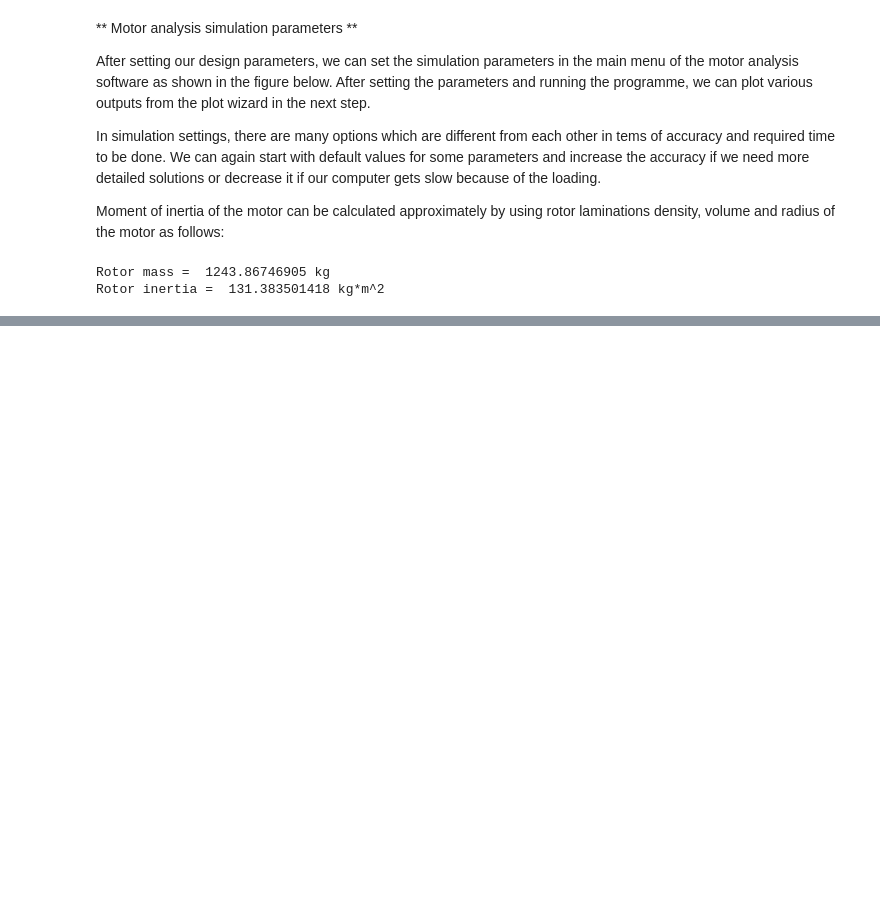
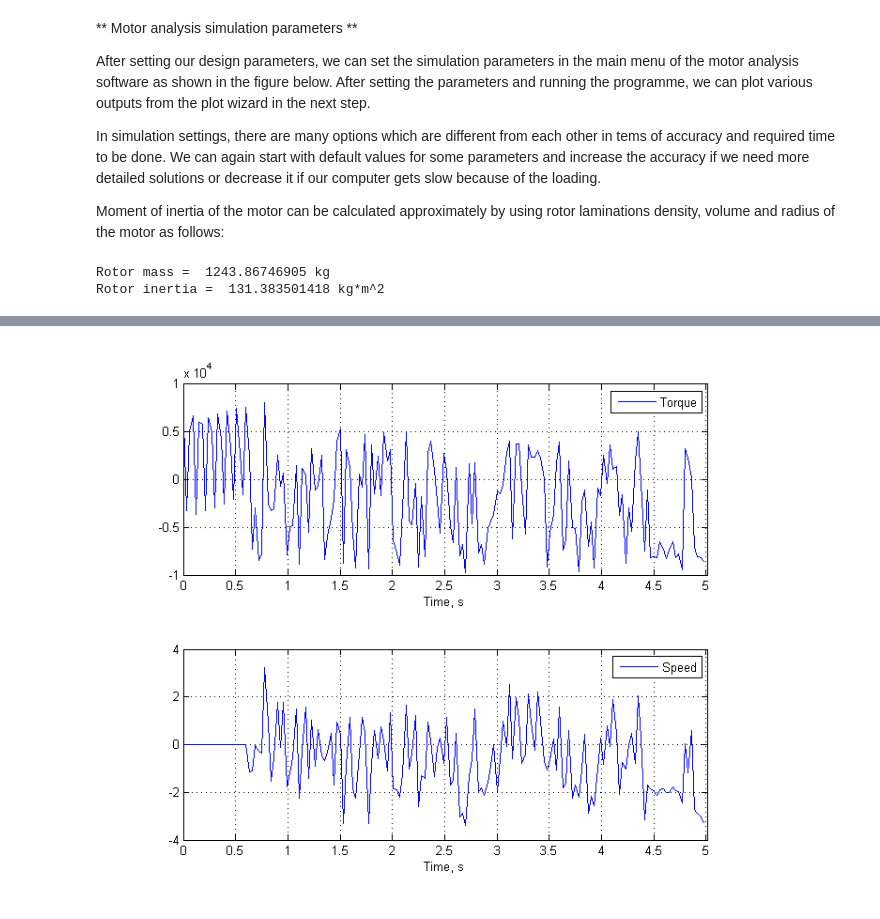
Before and after one commit to odtu/EE564, a Jupyter notebook: TRAIN/aykutd/Design of a Train Traction Motor.ipynb, the cells around one changed output, grey strips where cells are left out. Cells and saved outputs as stored; diff of their text form; code cells hidden in the pictures; blank space fills up the shorter version.

```diff
--- a/TRAIN/aykutd/Design of a Train Traction Motor.ipynb
+++ b/TRAIN/aykutd/Design of a Train Traction Motor.ipynb
@@ -487,0 +495,5 @@ After the above settings are entered to the main window of motor analysis softwa
+# %%
+from IPython.display import Image
+Image(filename='output.png')
+# %% [output]
+[figure, added]
```
Also changed, not shown: parts of 7 cells of this notebook.
